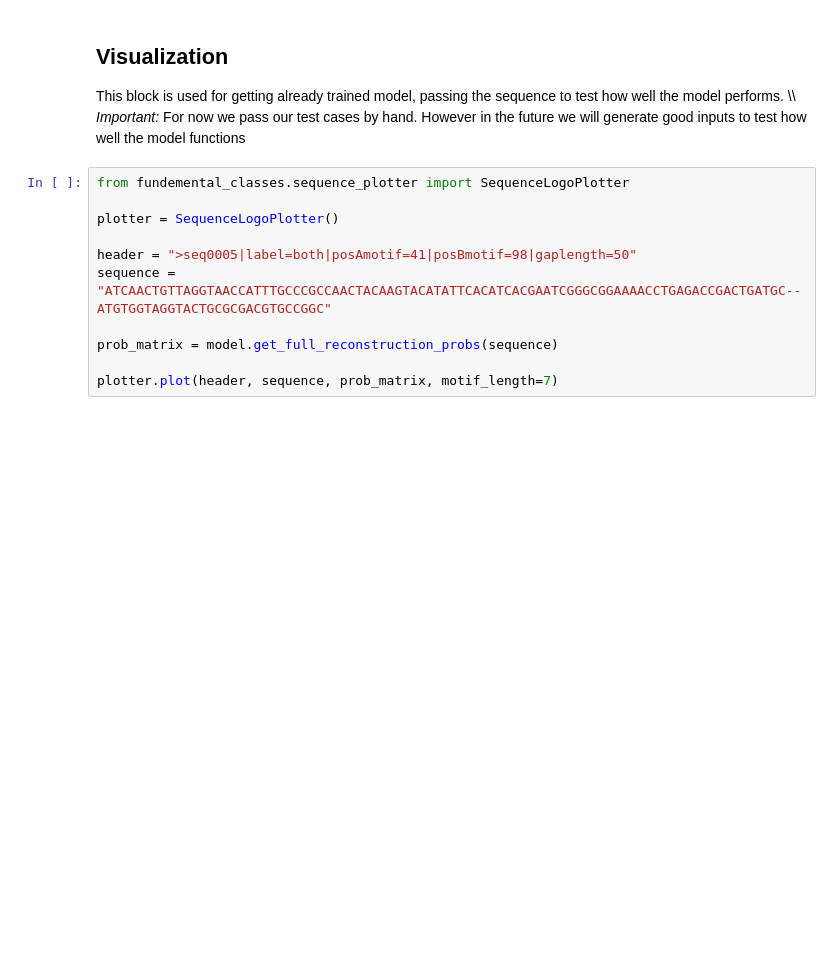
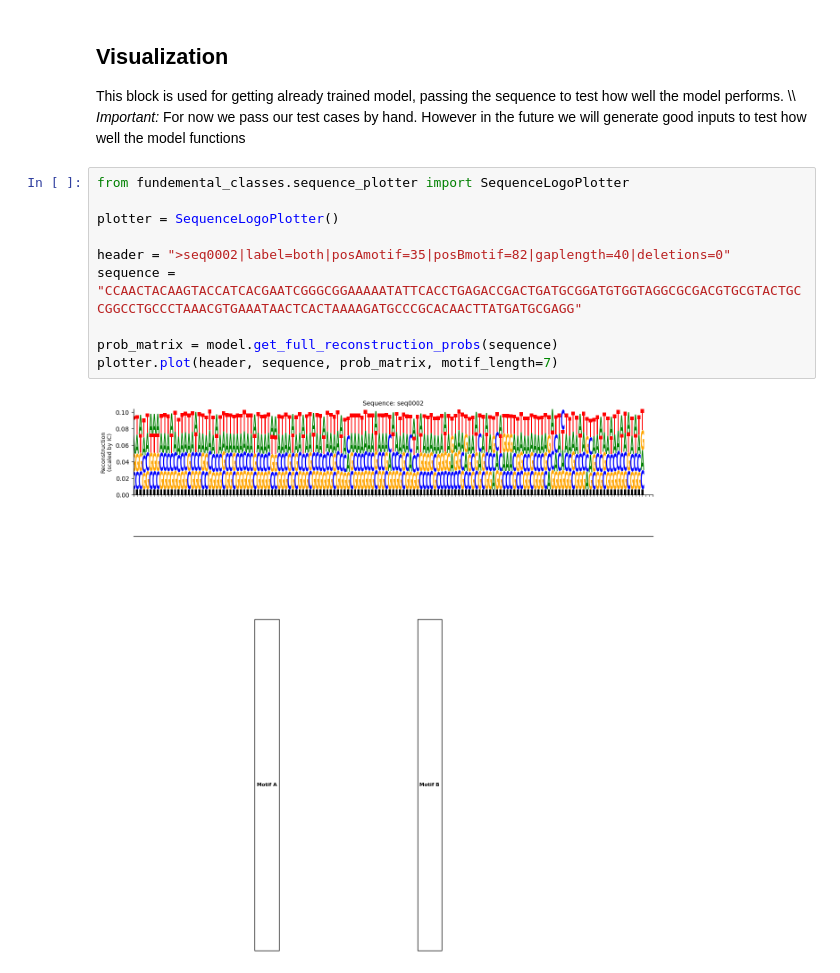
Before and after one commit to giokepa/Sysgen-GLM-for-Indels, a Jupyter notebook: visualize_data.ipynb, the cells around one changed output. Drawn from its saved outputs; the diff is of its cells as text; blank space fills up the shorter version.

```diff
--- a/visualize_data.ipynb
+++ b/visualize_data.ipynb
@@ -22,11 +36,12 @@ This block is used for getting already trained model, passing the sequence to te
 # %%
 from fundemental_classes.sequence_plotter import SequenceLogoPlotter
 
 plotter = SequenceLogoPlotter()
 
-header = ">seq0005|label=both|posAmotif=41|posBmotif=98|gaplength=50"
-sequence = "ATCAACTGTTAGGTAACCATTTGCCCGCCAACTACAAGTACATATTCACATCACGAATCGGGCGGAAAACCTGAGACCGACTGATGC--ATGTGGTAGGTACTGCGCGACGTGCCGGC"
+header = ">seq0002|label=both|posAmotif=35|posBmotif=82|gaplength=40|deletions=0"
+sequence = "CCAACTACAAGTACCATCACGAATCGGGCGGAAAAATATTCACCTGAGACCGACTGATGCGGATGTGGTAGGCGCGACGTGCGTACTGCCGGCCTGCCCTAAACGTGAAATAACTCACTAAAAGATGCCCGCACAACTTATGATGCGAGG"
 
 prob_matrix = model.get_full_reconstruction_probs(sequence)
-
 plotter.plot(header, sequence, prob_matrix, motif_length=7)
+# %% [output]
+[figure, added]
```
Also changed, not shown: parts of 2 cells of this notebook, 5 other files.
